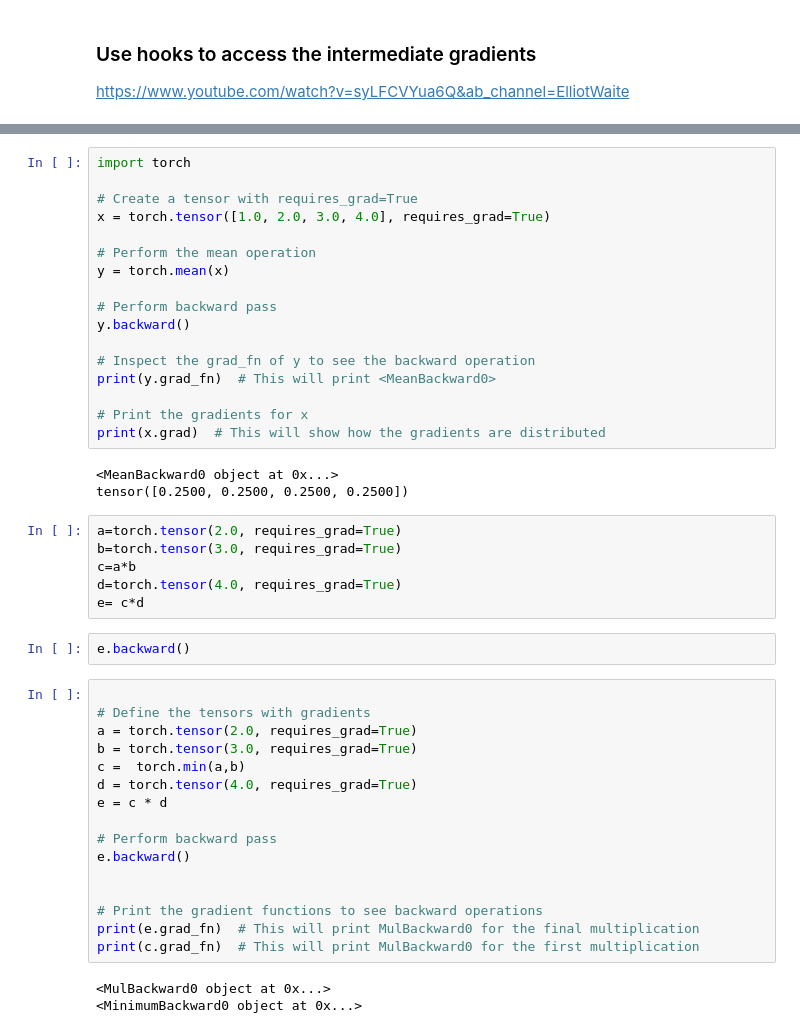
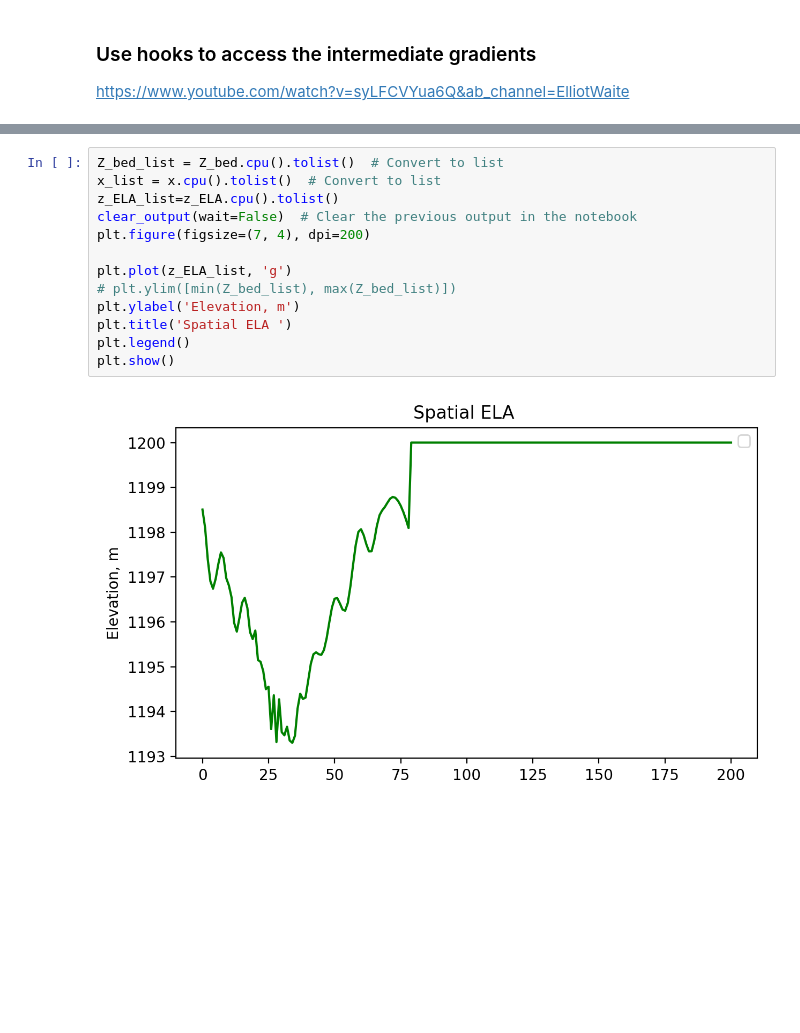
Before and after one commit to kejdilleshi/InvertedGlacierEvolutionModel, a Jupyter notebook: IGEM.ipynb, the cells around one changed output, grey strips where cells are left out. Saved outputs shown, nothing was run; the diff lists cells and outputs as text; blank space fills up the shorter version.

```diff
--- a/IGEM.ipynb
+++ b/IGEM.ipynb
@@ -470,47 +547,15 @@ optimizer.step()
-# %%
-import torch
-
-# Create a tensor with requires_grad=True
-x = torch.tensor([1.0, 2.0, 3.0, 4.0], requires_grad=True)
-
-# Perform the mean operation
-y = torch.mean(x)
-
-# Perform backward pass
-y.backward()
-
-# Inspect the grad_fn of y to see the backward operation
-print(y.grad_fn)  # This will print <MeanBackward0>
-
-# Print the gradients for x
-print(x.grad)  # This will show how the gradients are distributed
-# %% [output]
-<MeanBackward0 object at 0x...>
-tensor([0.2500, 0.2500, 0.2500, 0.2500])
-# %%
-a=torch.tensor(2.0, requires_grad=True)
-b=torch.tensor(3.0, requires_grad=True)
-c=a*b
-d=torch.tensor(4.0, requires_grad=True)
-e= c*d
-# %%
-e.backward()
-# %%
-
-# Define the tensors with gradients
-a = torch.tensor(2.0, requires_grad=True)
-b = torch.tensor(3.0, requires_grad=True)
-c =  torch.min(a,b)
-d = torch.tensor(4.0, requires_grad=True)
-e = c * d
-
-# Perform backward pass
-e.backward()
-
-
-# Print the gradient functions to see backward operations
-print(e.grad_fn)  # This will print MulBackward0 for the final multiplication
-print(c.grad_fn)  # This will print MulBackward0 for the first multiplication
-# %% [output]
-<MulBackward0 object at 0x...>
-<MinimumBackward0 object at 0x...>
+# %%
+Z_bed_list = Z_bed.cpu().tolist()  # Convert to list
+x_list = x.cpu().tolist()  # Convert to list
+z_ELA_list=z_ELA.cpu().tolist()
+clear_output(wait=False)  # Clear the previous output in the notebook
+plt.figure(figsize=(7, 4), dpi=200)
+
+plt.plot(z_ELA_list, 'g')
+# plt.ylim([min(Z_bed_list), max(Z_bed_list)])
+plt.ylabel('Elevation, m')
+plt.title('Spatial ELA ')
+plt.legend()
+plt.show()
+# %% [output]
+[figure, added]
```
Also changed, not shown: parts of 11 cells of this notebook, 1 other file.
